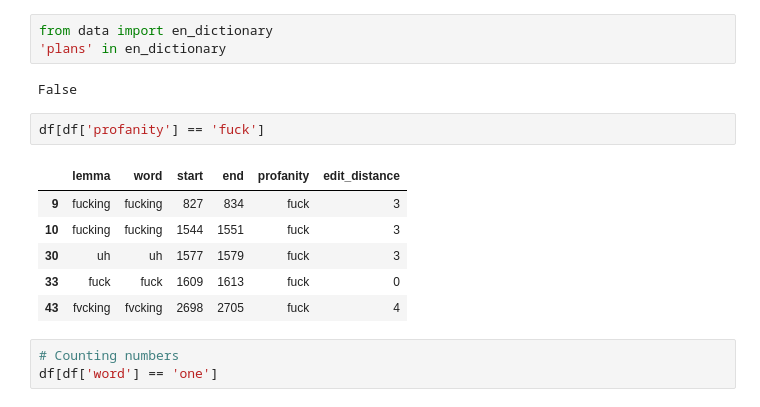
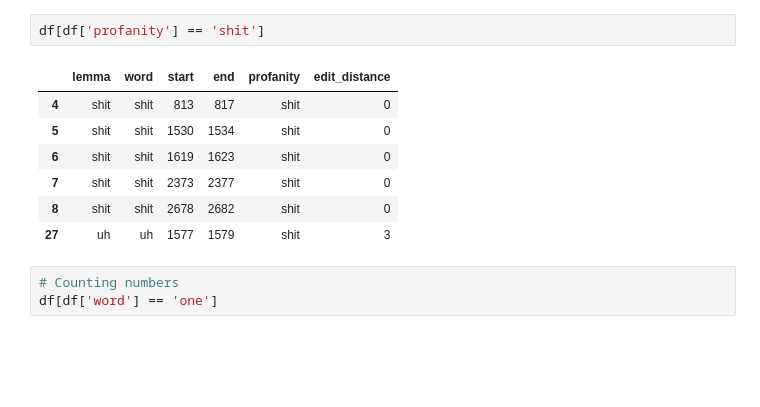
Before and after one commit to jcmsj/nlparallel, a Jupyter notebook: profanity-filter.ipynb, the cells around one changed output. Cells and saved outputs as stored; diff of their text form; blank space fills up the shorter version.

```diff
--- a/profanity-filter.ipynb
+++ b/profanity-filter.ipynb
@@ -114,17 +139,13 @@ df[df['profanity'] == 'fuck']
-# %%
-from data import en_dictionary
-'plans' in en_dictionary
-# %% [output]
-False
 # %%
-df[df['profanity'] == 'fuck']
+df[df['profanity'] == 'shit']
 # %% [output]
 |  | lemma | word | start | end | profanity | edit_distance |
-| 9 | fucking | fucking | 827 | 834 | fuck | 3 |
-| 10 | fucking | fucking | 1544 | 1551 | fuck | 3 |
-| 30 | uh | uh | 1577 | 1579 | fuck | 3 |
-| 33 | fuck | fuck | 1609 | 1613 | fuck | 0 |
-| 43 | fvcking | fvcking | 2698 | 2705 | fuck | 4 |
+| 4 | shit | shit | 813 | 817 | shit | 0 |
+| 5 | shit | shit | 1530 | 1534 | shit | 0 |
+| 6 | shit | shit | 1619 | 1623 | shit | 0 |
+| 7 | shit | shit | 2373 | 2377 | shit | 0 |
+| 8 | shit | shit | 2678 | 2682 | shit | 0 |
+| 27 | uh | uh | 1577 | 1579 | shit | 3 |
 # %%
 # Counting numbers
 df[df['word'] == 'one']
```
Also changed, not shown: parts of 9 cells of this notebook, 8 other files.
